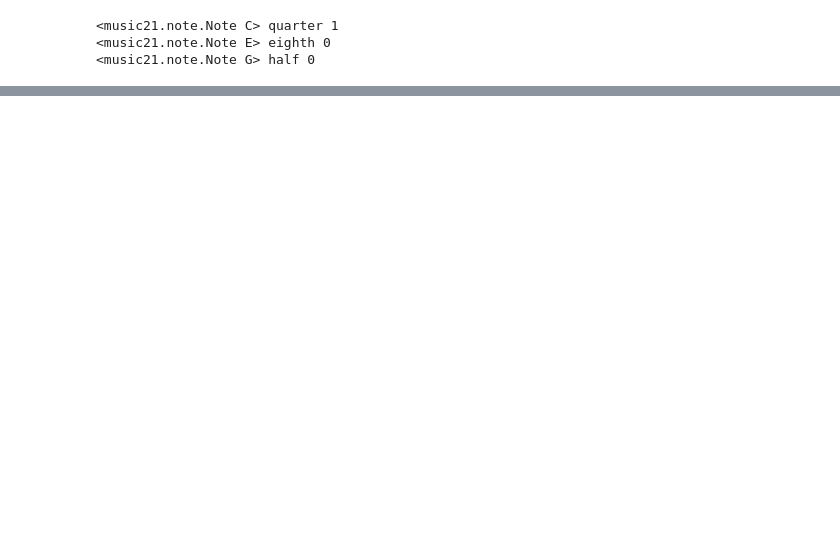
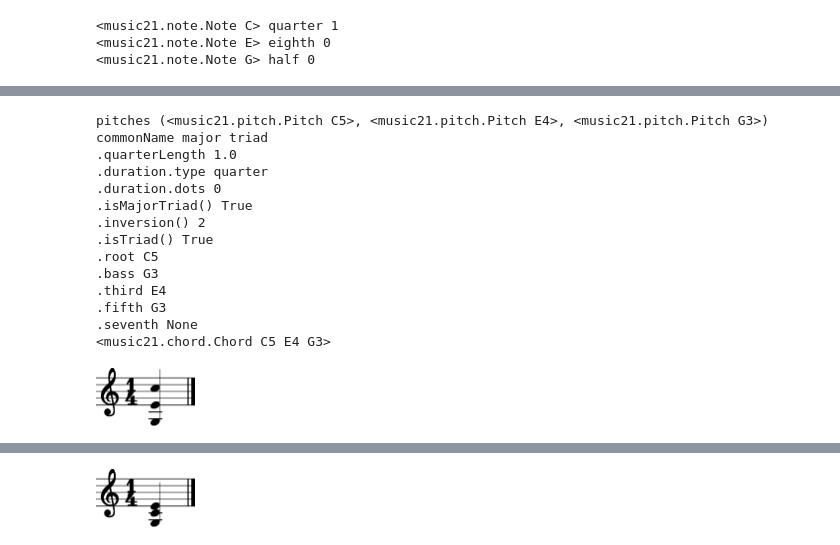
Before and after one commit to chrislomeli/music21-sandbox, a Jupyter notebook: music21.ipynb, the cells around one changed output, grey strips where cells are left out. Cells and saved outputs as stored; diff of their text form; code cells hidden in the pictures; blank space fills up the shorter version.

```diff
--- a/music21.ipynb
+++ b/music21.ipynb
@@ -158,0 +176,34 @@ stream1.analyze('ambitus')
+# %%
+c_major = m21.chord.Chord('C5 E4 G3')
+print("pitches", c_major.pitches)
+print("commonName", c_major.commonName)
+print(".quarterLength", c_major.quarterLength)
+print(".duration.type", c_major.duration.type)
+print(".duration.dots", c_major.duration.dots)
+print(".isMajorTriad()", c_major.isMajorTriad())
+print(".inversion()", c_major.inversion())
+print(".isTriad()", c_major.isTriad())
+print(".root", c_major.root())
+print(".bass", c_major.bass())
+print(".third", c_major.third)
+print(".fifth", c_major.fifth)
+print(".seventh", c_major.seventh)
+c_major.show('text')
+c_major.show()
+c_major.show('midi')
+# %% [output]
+pitches (<music21.pitch.Pitch C5>, <music21.pitch.Pitch E4>, <music21.pitch.Pitch G3>)
+commonName major triad
+.quarterLength 1.0
+.duration.type quarter
+.duration.dots 0
+.isMajorTriad() True
+.inversion() 2
+.isTriad() True
+.root C5
+.bass G3
+.third E4
+.fifth G3
+.seventh None
+<music21.chord.Chord C5 E4 G3>
+[figure, added]
@@ -158,0 +211,5 @@ stream1.analyze('ambitus')
+# %%
+c_major_closed = c_major.semiClosedPosition()
+c_major_closed.show()
+# %% [output]
+[figure, added]
```
Also changed, not shown: parts of 4 cells of this notebook, 3 other files.
